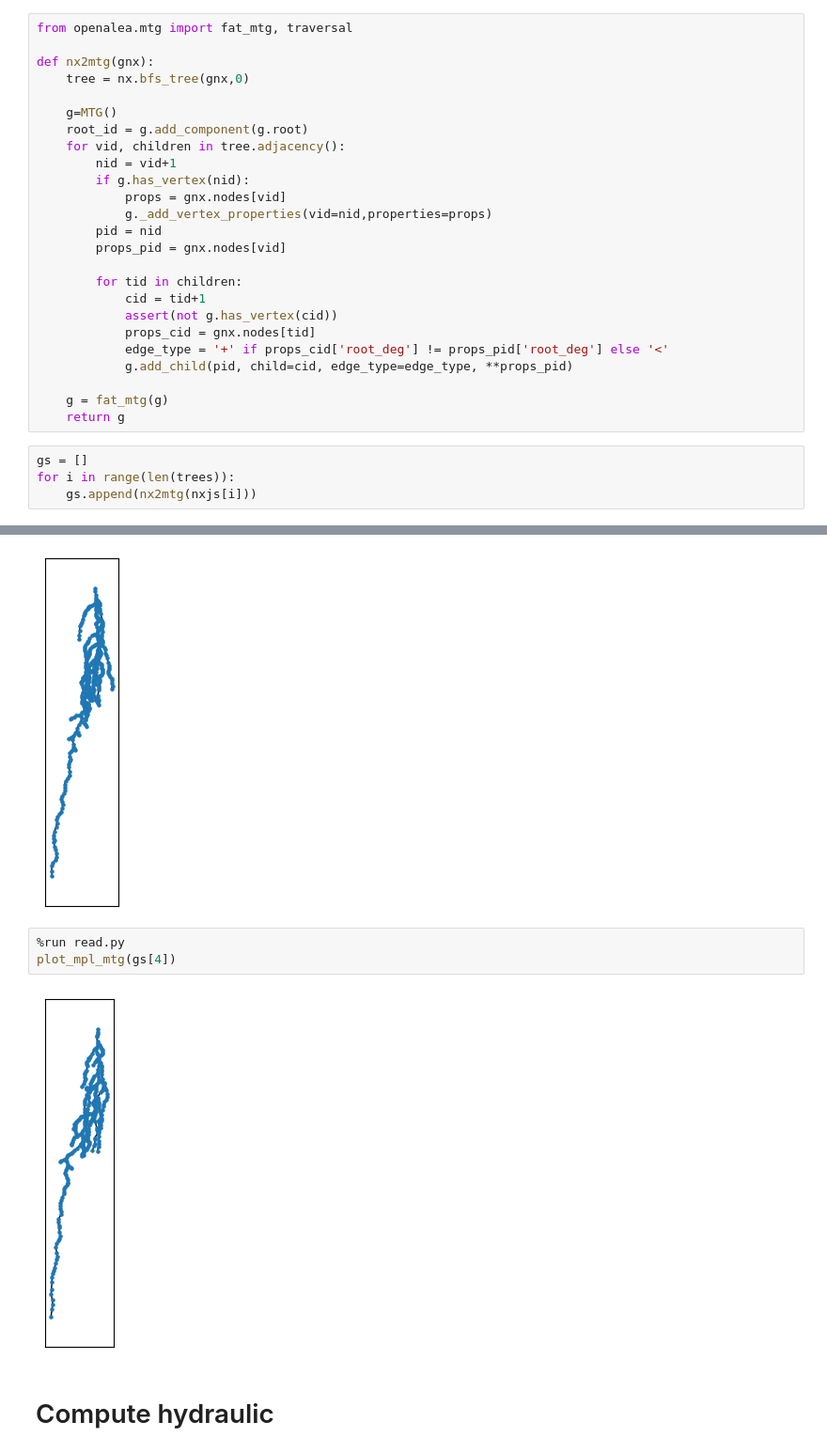
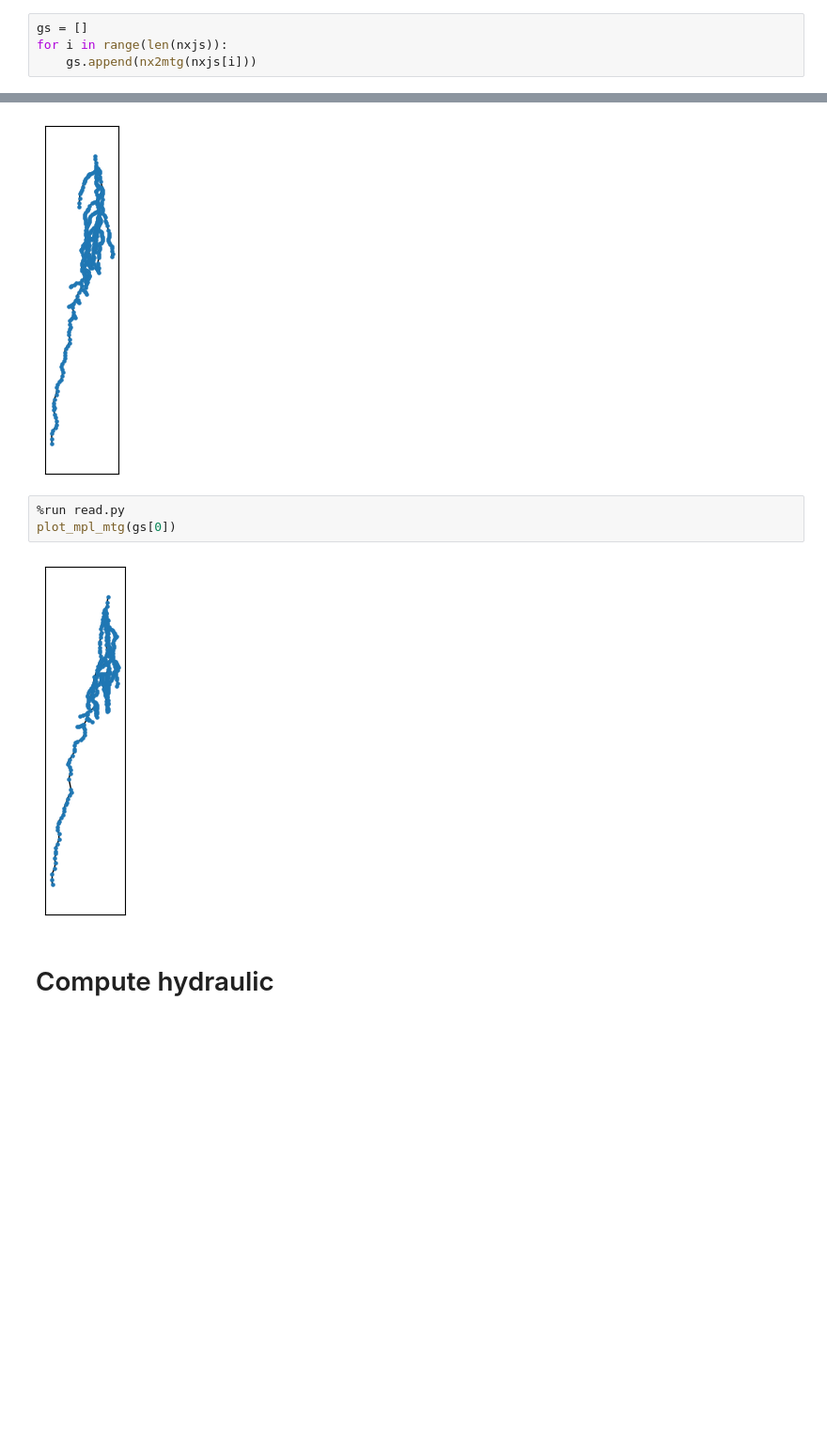
Before and after one commit to openalea-incubator/branchingnetwork, a Jupyter notebook: Save_graphs.ipynb, the cells around one changed output, grey strips where cells are left out. Shown at 94% size. Cells and saved outputs as stored; diff of their text form; blank space fills up the shorter version.

```diff
--- a/Save_graphs.ipynb
+++ b/Save_graphs.ipynb
@@ -181,31 +156,6 @@ for i in range(len(trees)):
-# %%
-from openalea.mtg import fat_mtg, traversal
-
-def nx2mtg(gnx):
-    tree = nx.bfs_tree(gnx,0)
-
-    g=MTG()
-    root_id = g.add_component(g.root)
-    for vid, children in tree.adjacency():
-        nid = vid+1
-        if g.has_vertex(nid):
-            props = gnx.nodes[vid]
-            g._add_vertex_properties(vid=nid,properties=props)
-        pid = nid
-        props_pid = gnx.nodes[vid]
-
-        for tid in children:
-            cid = tid+1
-            assert(not g.has_vertex(cid))
-            props_cid = gnx.nodes[tid]
-            edge_type = '+' if props_cid['root_deg'] != props_pid['root_deg'] else '<'
-            g.add_child(pid, child=cid, edge_type=edge_type, **props_pid)
-
-    g = fat_mtg(g)
-    return g
 # %%
 gs = []
-for i in range(len(trees)):
+for i in range(len(nxjs)):
     gs.append(nx2mtg(nxjs[i]))
 # %%
 from openalea.widgets.mtg import plot as plot_mtg
@@ -218,9 +166,9 @@ plot_mpl(dgs)
 [figure]
 # %%
 %run read.py
-plot_mpl_mtg(gs[4])
+plot_mpl_mtg(gs[0])
 # %% [output]
-[figure, old version]
+[figure, new version]
 # %% [markdown]
 # Compute hydraulic
 # %%
```
Also changed, not shown: parts of 3 cells of this notebook, 1 other file.
